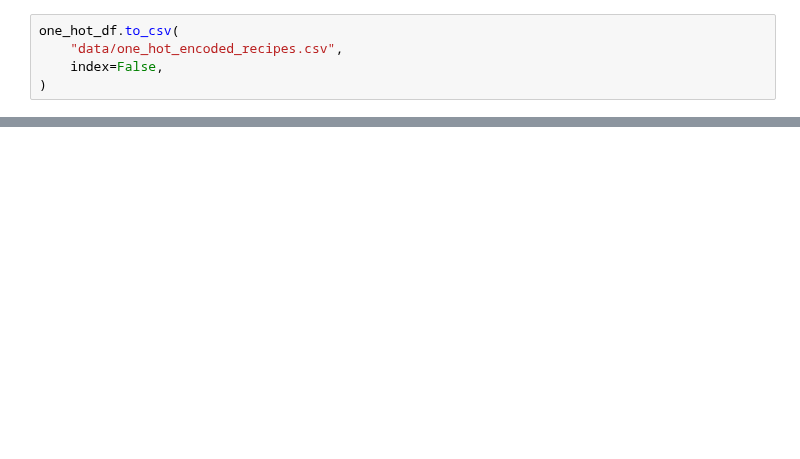
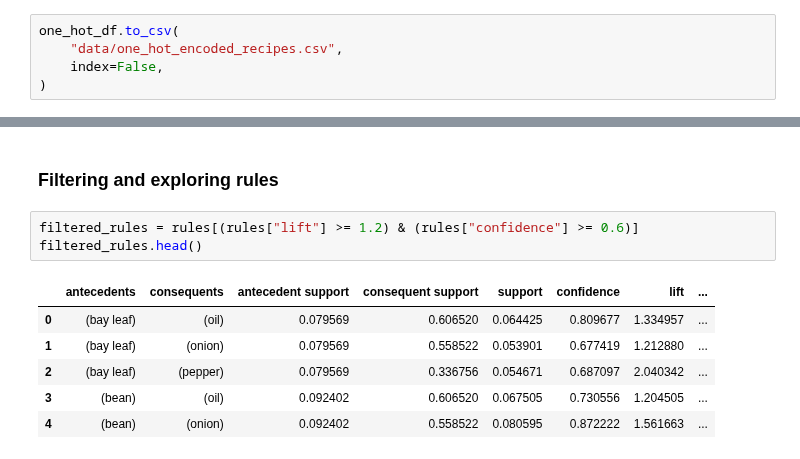
Before and after one commit to rixmape/panlasang-pinoy-clustering, a Jupyter notebook: main.ipynb, the cells around one changed output, grey strips where cells are left out. Cells and saved outputs as stored; diff of their text form; blank space fills up the shorter version.

```diff
--- a/main.ipynb
+++ b/main.ipynb
@@ -398,0 +394,12 @@ one_hot_df.to_csv(
+# %% [markdown]
+### Filtering and exploring rules
+# %%
+filtered_rules = rules[(rules["lift"] >= 1.2) & (rules["confidence"] >= 0.6)]
+filtered_rules.head()
+# %% [output]
+|  | antecedents | consequents | antecedent support | consequent support | support | confidence | lift | ... |
+| 0 | (bay leaf) | (oil) | 0.079569 | 0.606520 | 0.064425 | 0.809677 | 1.334957 | ... |
+| 1 | (bay leaf) | (onion) | 0.079569 | 0.558522 | 0.053901 | 0.677419 | 1.212880 | ... |
+| 2 | (bay leaf) | (pepper) | 0.079569 | 0.336756 | 0.054671 | 0.687097 | 2.040342 | ... |
+| 3 | (bean) | (oil) | 0.092402 | 0.606520 | 0.067505 | 0.730556 | 1.204505 | ... |
+| 4 | (bean) | (onion) | 0.092402 | 0.558522 | 0.080595 | 0.872222 | 1.561663 | ... |
```
Also changed, not shown: parts of 17 cells of this notebook, 3 other files.
